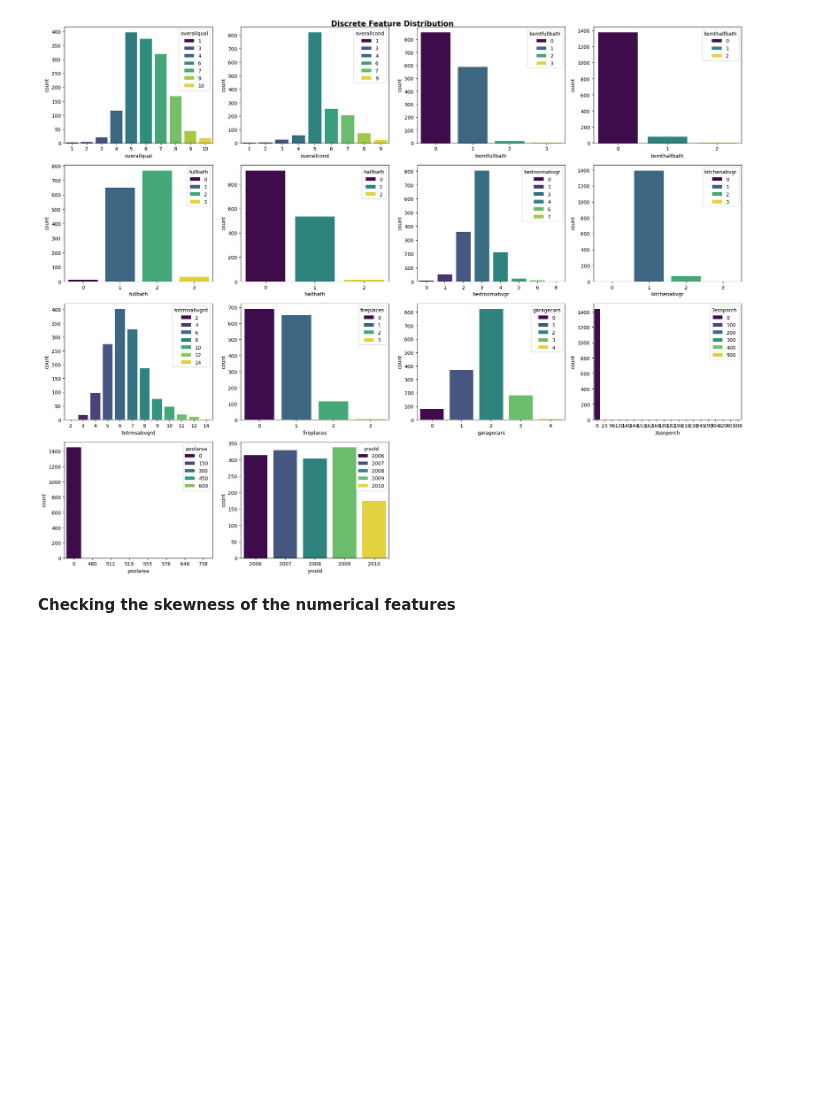
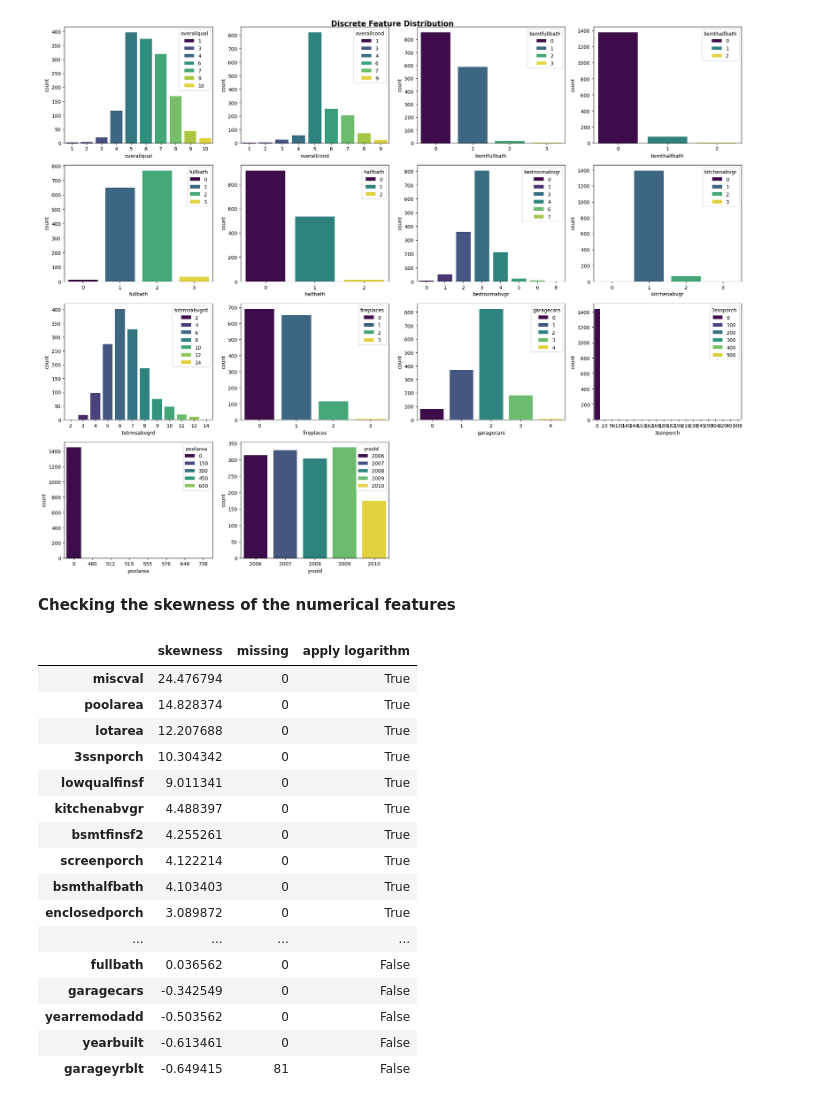
Before and after one commit to AsokTamang/houseprice_predictor, a Jupyter notebook: notebook/Untitled.ipynb, the cells around one changed output. Drawn from its saved outputs; the diff is of its cells as text; code cells hidden in the pictures; blank space fills up the shorter version.

Commit message:
selection of numerical variables that require skewness transformation through log1p

```diff
--- a/notebook/Untitled.ipynb
+++ b/notebook/Untitled.ipynb
@@ -273,3 +273,32 @@ plt.show()
 [figure]
 # %% [markdown]
 **Checking the skewness of the numerical features**
+# %%
+skewness_table = pd.DataFrame({
+    'skewness':df_raw[numerical].skew(),        #skewness value of each numerical features
+    'missing':df_raw[numerical].isnull().sum()  #total number of null values in each numerical features
+}).sort_values('skewness',ascending=False)
+skewness_table['apply logarithm'] = skewness_table['skewness'] > 0.75
+def highlight_skewed(row):
+    if row['apply logarithm'] == True:
+        return ['background-color: #fff3cd; color: black'] * len(row)  # yellow highlight
+    return [''] * len(row)
+display(skewness_table.style.apply(highlight_skewed, axis=1))
+# %% [output]
+|  | skewness | missing | apply logarithm |
+| miscval | 24.476794 | 0 | True |
+| poolarea | 14.828374 | 0 | True |
+| lotarea | 12.207688 | 0 | True |
+| 3ssnporch | 10.304342 | 0 | True |
+| lowqualfinsf | 9.011341 | 0 | True |
+| kitchenabvgr | 4.488397 | 0 | True |
+| bsmtfinsf2 | 4.255261 | 0 | True |
+| screenporch | 4.122214 | 0 | True |
+| bsmthalfbath | 4.103403 | 0 | True |
+| enclosedporch | 3.089872 | 0 | True |
+| ... | ... | ... | ... |
+| fullbath | 0.036562 | 0 | False |
+| garagecars | -0.342549 | 0 | False |
+| yearremodadd | -0.503562 | 0 | False |
+| yearbuilt | -0.613461 | 0 | False |
+| garageyrblt | -0.649415 | 81 | False |
```
Also changed, not shown: parts of 2 cells of this notebook.
